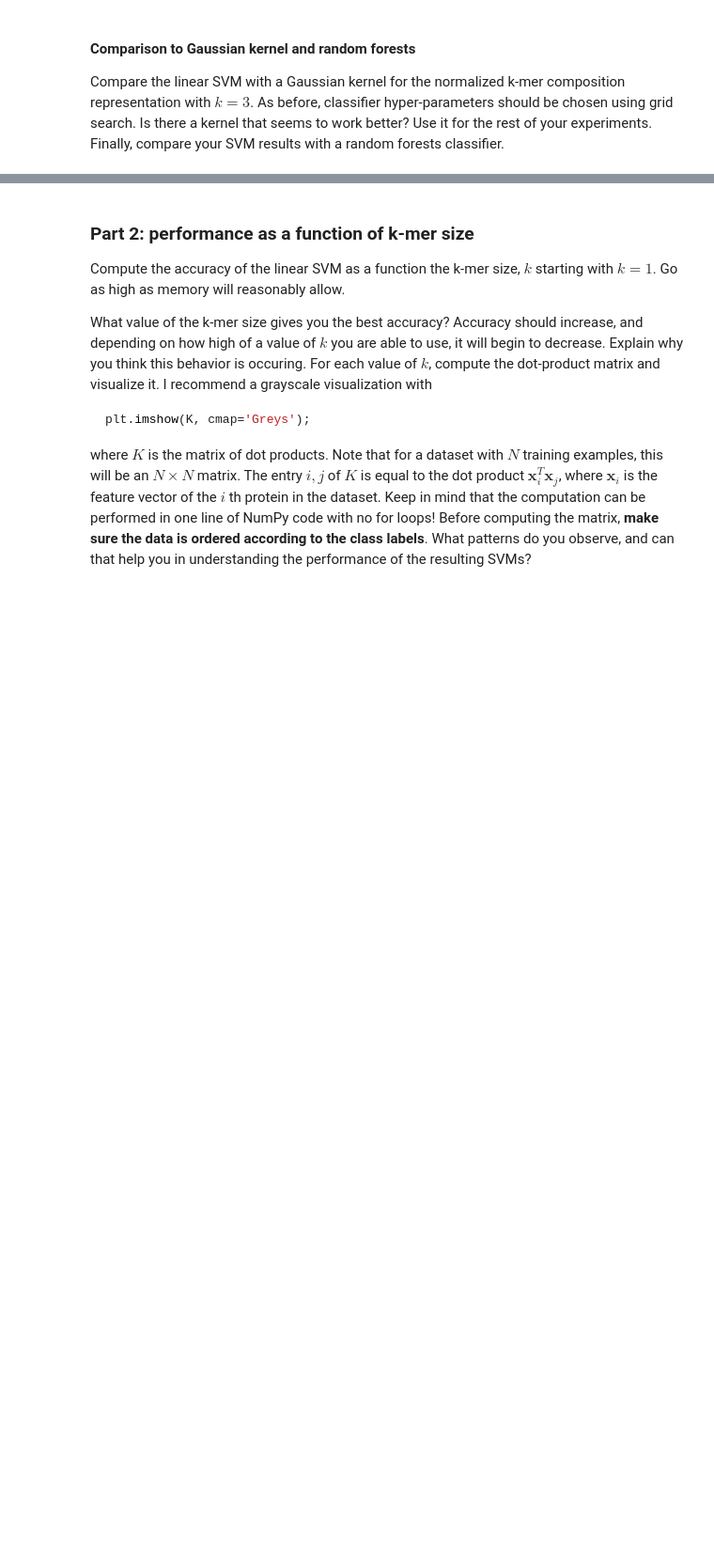
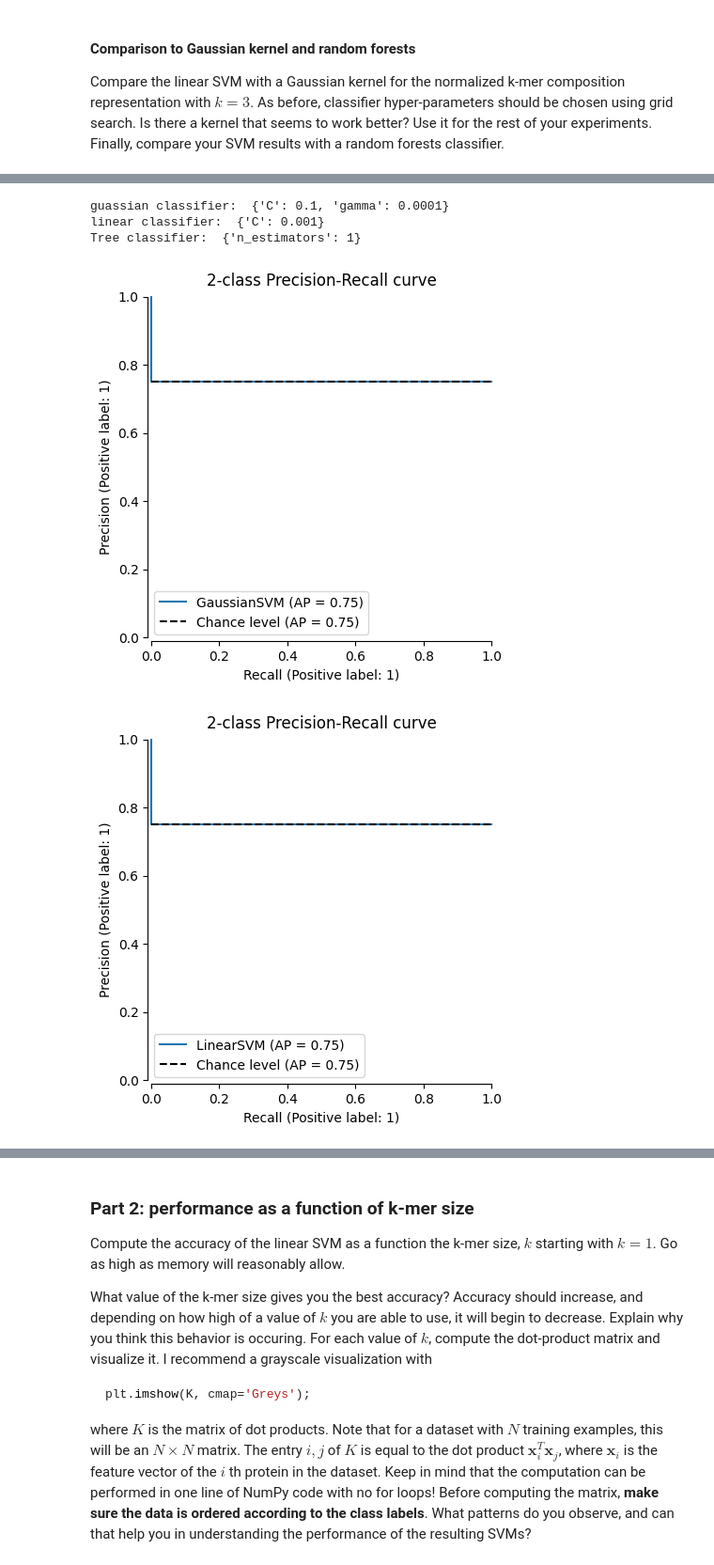
Before and after one commit to Formanj-0/CS525-Bioinformatics, a Jupyter notebook: assignment1_ml_for_protein_sequences.ipynb, the cells around one changed output, grey strips where cells are left out. Shown: that part at 94% size. Cells and saved outputs as stored; diff of their text form; code cells hidden in the pictures; blank space fills up the shorter version.

```diff
--- a/assignment1_ml_for_protein_sequences.ipynb
+++ b/assignment1_ml_for_protein_sequences.ipynb
@@ -234,0 +246,53 @@ SVC()
+# %%
+from sklearn import svm
+from sklearn.model_selection import GridSearchCV
+from sklearn.metrics import PrecisionRecallDisplay
+
+
+cv = StratifiedKFold(n_splits=5, shuffle=True)
+param_grid_gaussian = [
+  {'C': [0.1, 1, 10, 100, 1000],
+   'gamma': [0.0001, 0.001, 0.01, 0.1]},
+ ]
+
+param_grid_linear = [
+  {'C': [0.001, 0.01, 0.1, 1, 10, 100]}
+ ]
+
+param_grid_tree = [
+    {'n_estimators': [1,2,5,10,50,100,300,500,1000]}
+]
+
+gaussian = GridSearchCV(svm.SVC(kernel='rbf'), param_grid_gaussian, cv=cv)
+linear = GridSearchCV(svm.SVC(kernel='linear'), param_grid_linear, cv=cv)
+tree = GridSearchCV(RandomForestClassifier(), param_grid=param_grid_tree, cv=cv)
+
+linear.fit(X,Y)
+gaussian.fit(X, Y)
+tree.fit(X,Y)
+
+print('guassian classifier: ', gaussian.best_params_)
+print('linear classifier: ', linear.best_params_)
+print('Tree classifier: ', tree.best_params_)
+
+
+display = PrecisionRecallDisplay.from_estimator(
+    gaussian, X_test, y_test, name="GaussianSVM", plot_chance_level=True, despine=True
+)
+_ = display.ax_.set_title("2-class Precision-Recall curve")
+
+display = PrecisionRecallDisplay.from_estimator(
+    linear, X_test, y_test, name="LinearSVM", plot_chance_level=True, despine=True
+)
+_ = display.ax_.set_title("2-class Precision-Recall curve")
+
+display = PrecisionRecallDisplay.from_estimator(
+    tree, X_test, y_test, name="Tree", plot_chance_level=True, despine=True
+)
+_ = display.ax_.set_title("2-class Precision-Recall curve")
+# %% [output]
+guassian classifier:  {'C': 0.1, 'gamma': 0.0001}
+linear classifier:  {'C': 0.001}
+Tree classifier:  {'n_estimators': 1}
+[figure, added]
+[figure, added]
```
Also changed, not shown: parts of 4 cells of this notebook.
